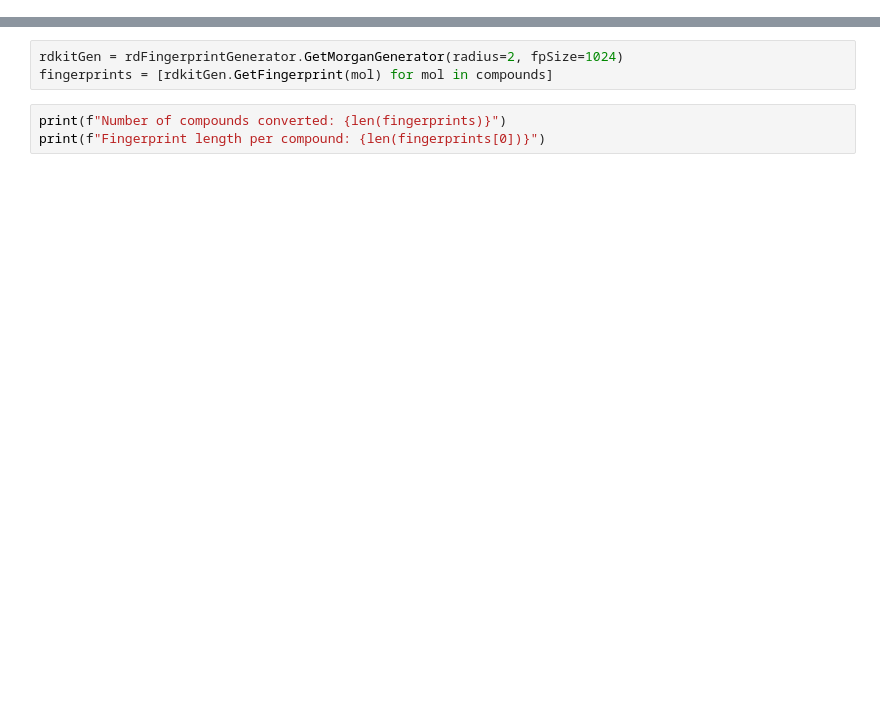
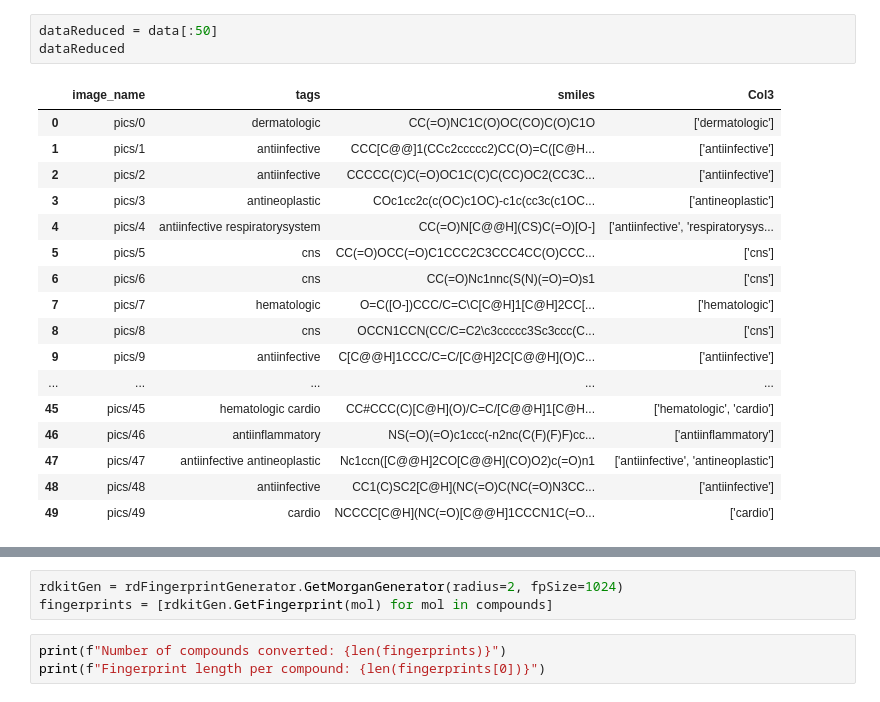
Before and after one commit to fkkarpinski/licencjat_git, a Jupyter notebook: notebook.ipynb, the cells around one changed output, grey strips where cells are left out. Drawn from its saved outputs; the diff is of its cells as text; blank space fills up the shorter version.

```diff
--- a/notebook.ipynb
+++ b/notebook.ipynb
@@ -20,2 +29,23 @@ data.head()
+# %%
+dataReduced = data[:50]
+dataReduced
+# %% [output]
+|  | image_name | tags | smiles | Col3 |
+| 0 | pics/0 | dermatologic | CC(=O)NC1C(O)OC(CO)C(O)C1O | ['dermatologic'] |
+| 1 | pics/1 | antiinfective | CCC[C@@]1(CCc2ccccc2)CC(O)=C([C@H... | ['antiinfective'] |
+| 2 | pics/2 | antiinfective | CCCCC(C)C(=O)OC1C(C)C(CC)OC2(CC3C... | ['antiinfective'] |
+| 3 | pics/3 | antineoplastic | COc1cc2c(c(OC)c1OC)-c1c(cc3c(c1OC... | ['antineoplastic'] |
+| 4 | pics/4 | antiinfective respiratorysystem | CC(=O)N[C@@H](CS)C(=O)[O-] | ['antiinfective', 'respiratorysys... |
+| 5 | pics/5 | cns | CC(=O)OCC(=O)C1CCC2C3CCC4CC(O)CCC... | ['cns'] |
+| 6 | pics/6 | cns | CC(=O)Nc1nnc(S(N)(=O)=O)s1 | ['cns'] |
+| 7 | pics/7 | hematologic | O=C([O-])CCC/C=C\C[C@H]1[C@H]2CC[... | ['hematologic'] |
+| 8 | pics/8 | cns | OCCN1CCN(CC/C=C2\c3ccccc3Sc3ccc(C... | ['cns'] |
+| 9 | pics/9 | antiinfective | C[C@@H]1CCC/C=C/[C@H]2C[C@@H](O)C... | ['antiinfective'] |
+| ... | ... | ... | ... | ... |
+| 45 | pics/45 | hematologic cardio | CC#CCC(C)[C@H](O)/C=C/[C@@H]1[C@H... | ['hematologic', 'cardio'] |
+| 46 | pics/46 | antiinflammatory | NS(=O)(=O)c1ccc(-n2nc(C(F)(F)F)cc... | ['antiinflammatory'] |
+| 47 | pics/47 | antiinfective antineoplastic | Nc1ccn([C@@H]2CO[C@@H](CO)O2)c(=O)n1 | ['antiinfective', 'antineoplastic'] |
+| 48 | pics/48 | antiinfective | CC1(C)SC2[C@H](NC(=O)C(NC(=O)N3CC... | ['antiinfective'] |
+| 49 | pics/49 | cardio | NCCCC[C@H](NC(=O)[C@@H]1CCCN1C(=O... | ['cardio'] |
 # %%
 compounds = []
```
Also changed, not shown: parts of 7 cells of this notebook, 1 other file.
